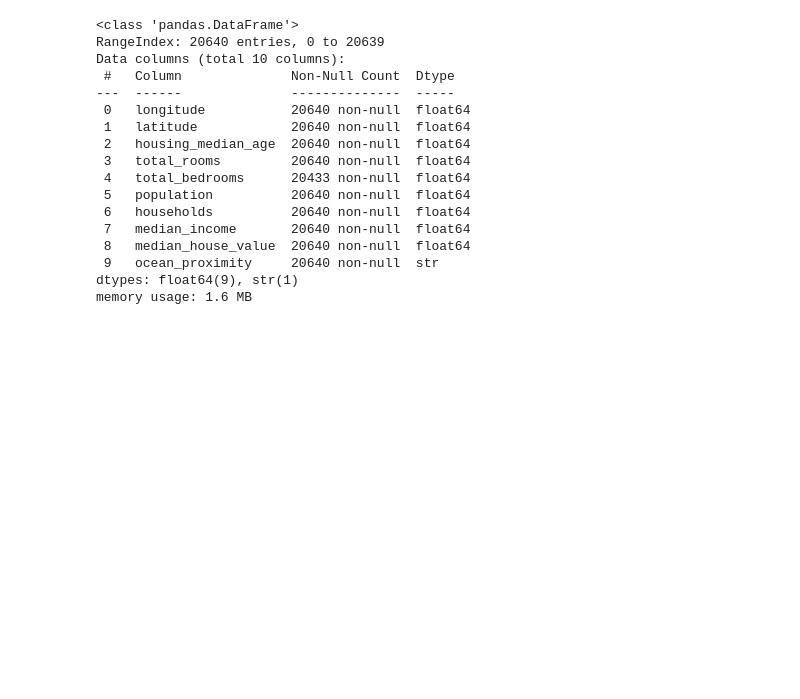
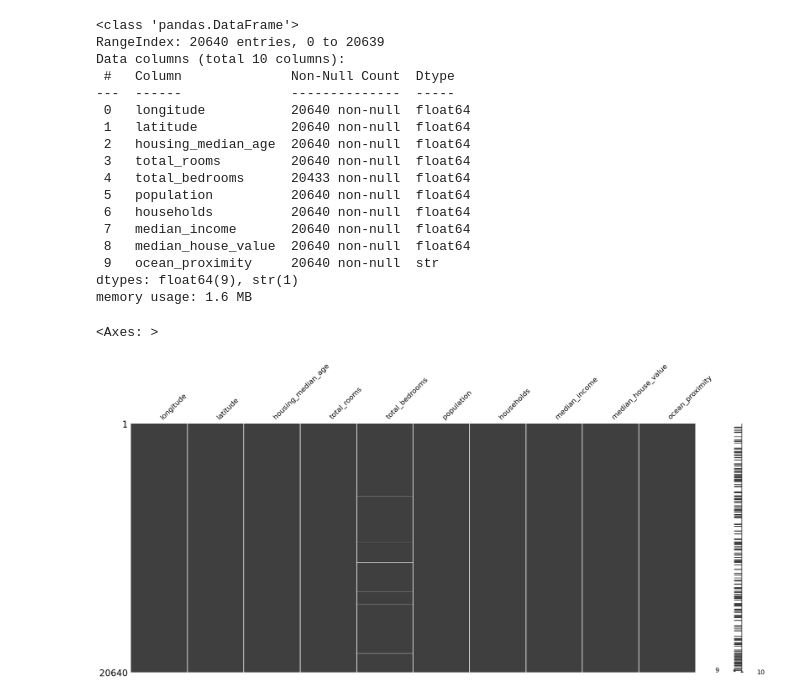
Before and after one commit to nayeem29dse/California-housing-price-analysis, a Jupyter notebook: Housing_price.ipynb, the cells around one changed output. Drawn from its saved outputs; the diff is of its cells as text; code cells hidden in the pictures; blank space fills up the shorter version.

```diff
--- a/Housing_price.ipynb
+++ b/Housing_price.ipynb
@@ -36,3 +37,8 @@ Data columns (total 10 columns):
  9   ocean_proximity     20640 non-null  str
 dtypes: float64(9), str(1)
 memory usage: 1.6 MB
+# %%
+msno.matrix(df)
+# %% [output]
+<Axes: >
+[figure, added]
```
Also changed, not shown: parts of 1 cell of this notebook.
